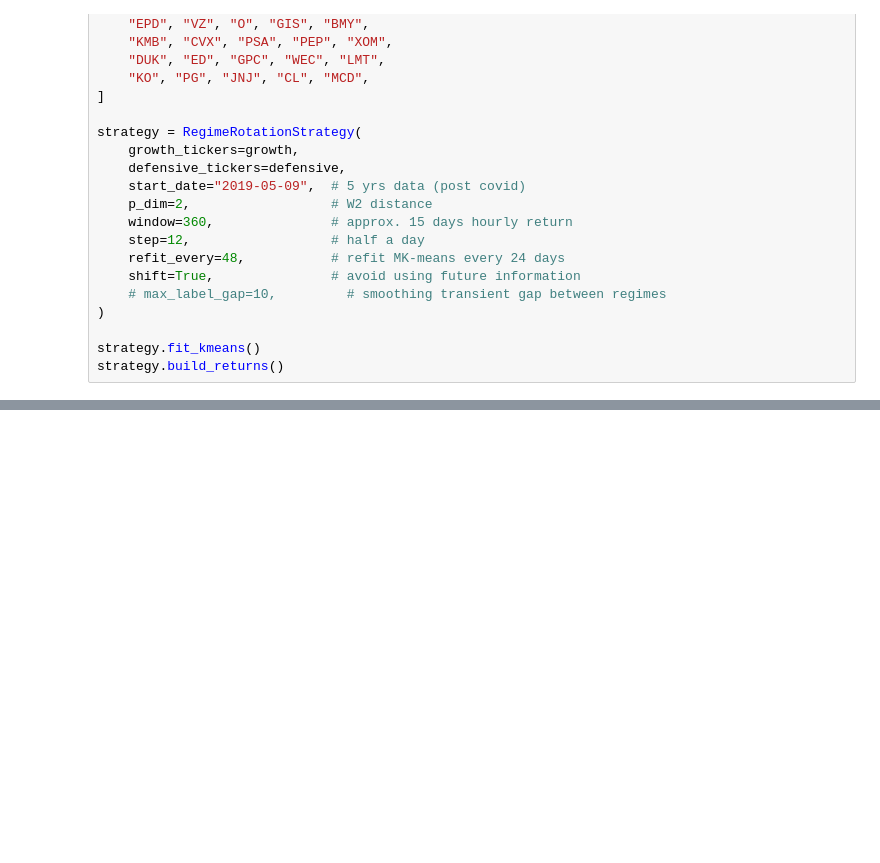
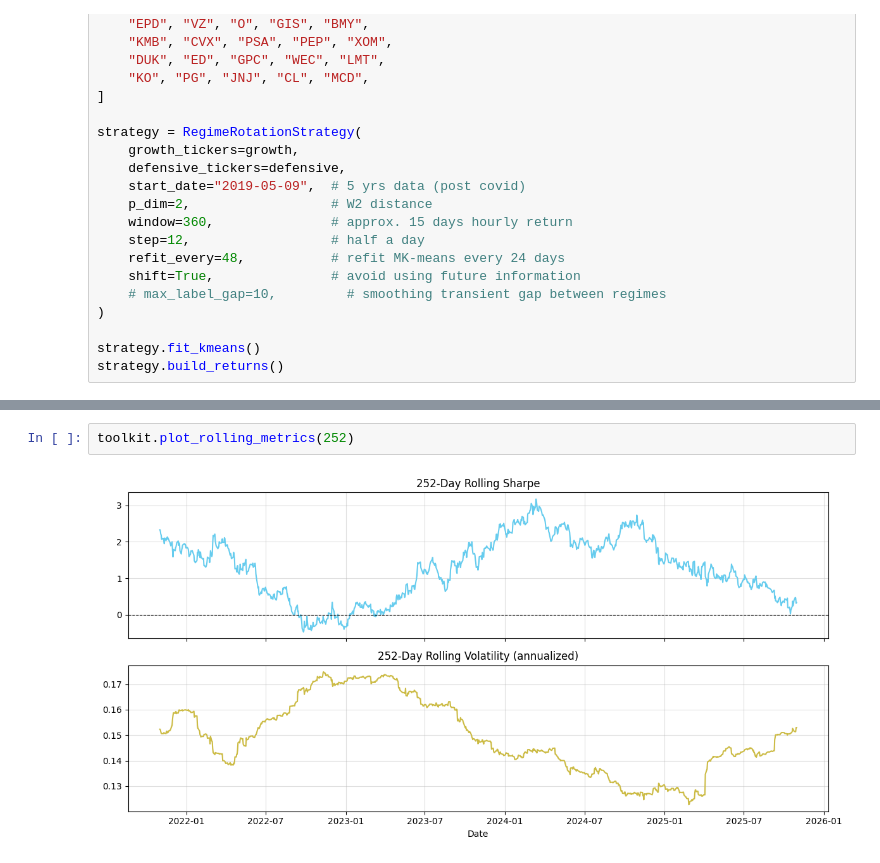
Before and after one commit to laurence1126/Wasserstein-Regime-Clustering, a Jupyter notebook: jupyter/trading.ipynb, the cells around one changed output, grey strips where cells are left out. Cells and saved outputs as stored; diff of their text form; blank space fills up the shorter version.

```diff
--- a/jupyter/trading.ipynb
+++ b/jupyter/trading.ipynb
@@ -174,0 +106,4 @@ G=0.0, D=1.0     26.44    6   55      9
+# %%
+toolkit.plot_rolling_metrics(252)
+# %% [output]
+[figure, added]
```
Also changed, not shown: parts of 22 cells of this notebook, 4 other files.
